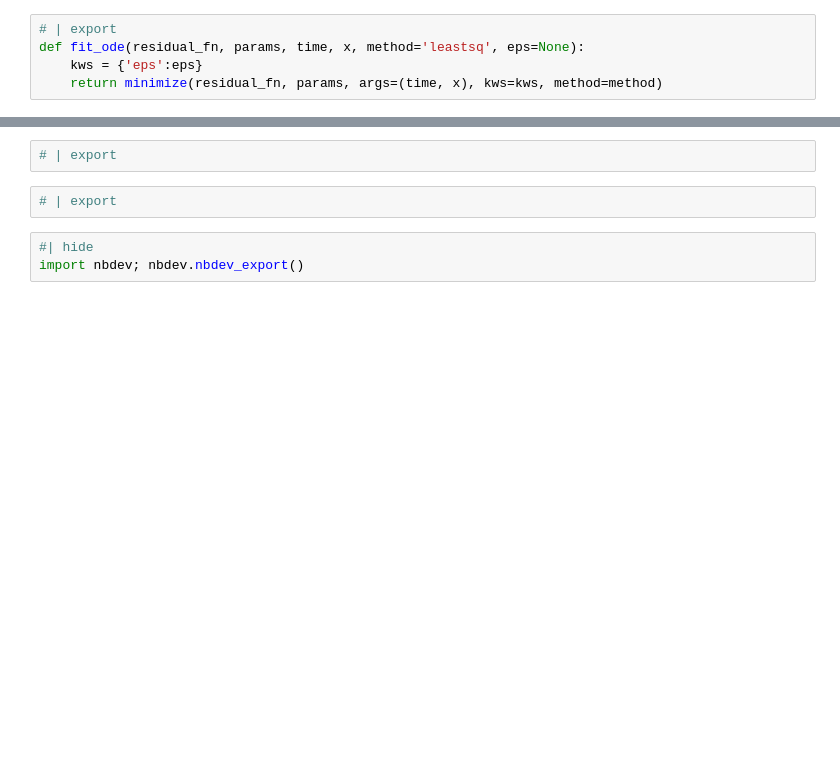
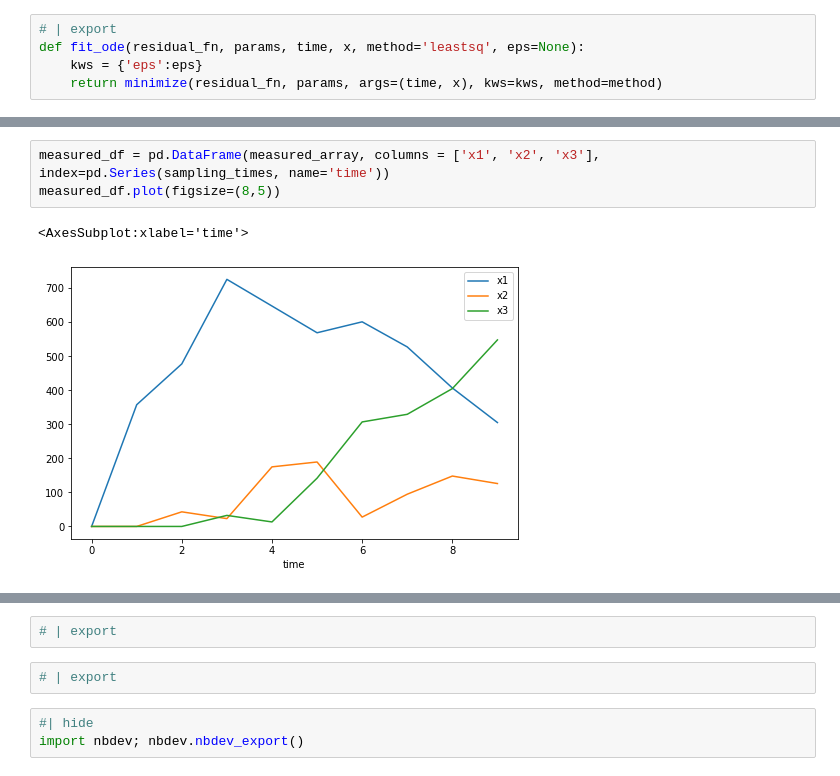
Before and after one commit to eugimarine/digestion_rates, a Jupyter notebook: 04_ODEmodel.ipynb, the cells around one changed output, grey strips where cells are left out. Cells and saved outputs as stored; diff of their text form; blank space fills up the shorter version.

```diff
--- a/04_ODEmodel.ipynb
+++ b/04_ODEmodel.ipynb
@@ -298,0 +323,6 @@ plot_fitted_odes(data_fitted, t_fit, measured, result)
+# %%
+measured_df = pd.DataFrame(measured_array, columns = ['x1', 'x2', 'x3'], index=pd.Series(sampling_times, name='time'))
+measured_df.plot(figsize=(8,5))
+# %% [output]
+<AxesSubplot:xlabel='time'>
+[figure, added]
```
Also changed, not shown: parts of 33 cells of this notebook, 6 other files.
